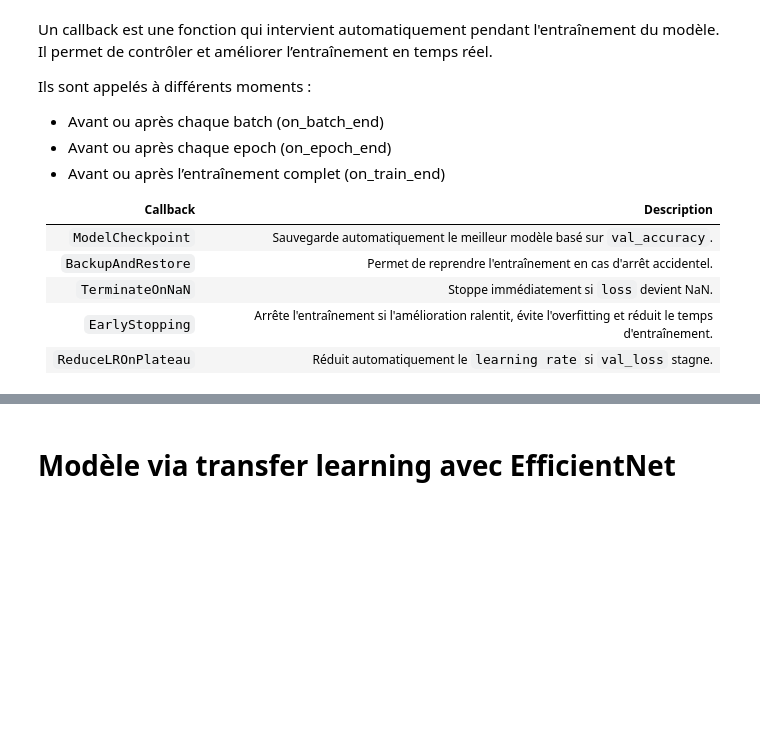
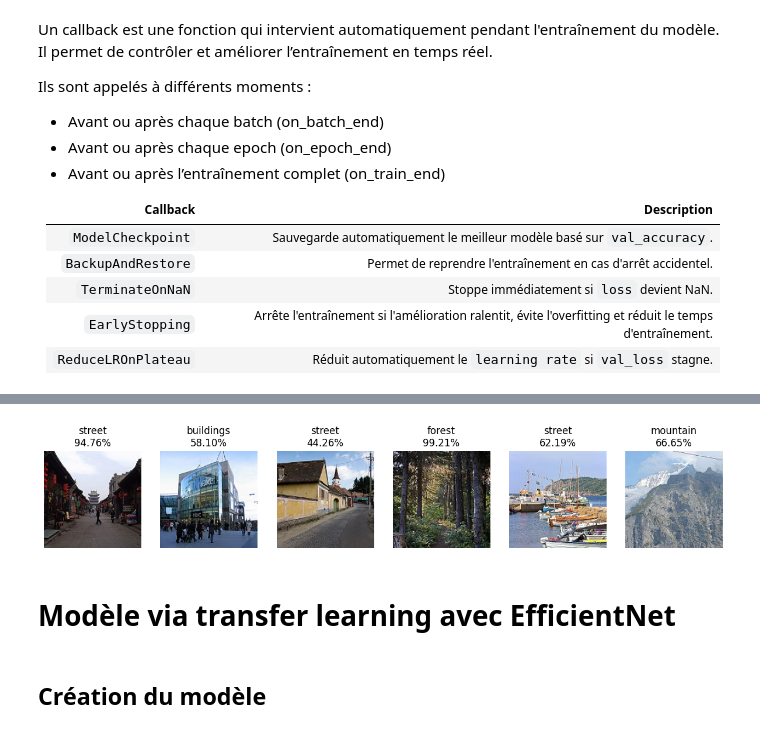
Before and after one commit to erwan44gaut/Image-AI-E5, a Jupyter notebook: Intel/intel.ipynb, the cells around one changed output, grey strips where cells are left out. Cells and saved outputs as stored; diff of their text form; code cells hidden in the pictures; blank space fills up the shorter version.

```diff
--- a/Intel/intel.ipynb
+++ b/Intel/intel.ipynb
@@ -315,4 +344,6 @@ Test Loss: 0.4884
 # %%
+class_names = ["buildings", "forest", "glacier", "mountain", "sea", "street"]
+
 def get_random_image_path(folder_path):
     try:
         files = os.listdir(folder_path)
@@ -341,7 +372,6 @@ def get_image_prediction(image, model):
         predictions = model.predict(img_array)
         predicted_class = tf.argmax(predictions, axis=1).numpy()[0]
 
-        class_names = ["buildings", "forest", "glacier", "mountain", "sea", "street"]
         predicted_label = class_names[predicted_class]
 
         print(f"🏆 Representation : {predicted_label} with {100 * tf.reduce_max(predictions):.2f}% confidence")
@@ -350,3 +380,33 @@ def get_image_prediction(image, model):
     except Exception as e:
         print(f"An error occurred while getting image prediction: {e}")
         return None
+
+def get_batch_image_prediction(predict_folder, model, num_images=6):
+    try:
+        image_paths = random.sample(os.listdir(predict_folder), num_images)
+        images = [os.path.join(predict_folder, img) for img in image_paths]
+
+        img_arrays = []
+        for img_path in images:
+            img = keras.utils.load_img(img_path, target_size=(150, 150))
+            img_array = keras.utils.img_to_array(img)
+            img_arrays.append(img_array)
+
+
+        img_batch = tf.convert_to_tensor(img_arrays)
+        predictions = model.predict(img_batch)
+        predicted_classes = tf.argmax(predictions, axis=1).numpy()
+        confidence_scores = tf.reduce_max(predictions, axis=1).numpy()
+
+
+        fig, axes = plt.subplots(1, num_images, figsize=(15, 5))
+        for i, ax in enumerate(axes):
+            img = keras.utils.load_img(images[i], target_size=(150, 150))
+            ax.imshow(img)
+            ax.axis("off")
+            ax.set_title(f"{class_names[predicted_classes[i]]}\n{confidence_scores[i] * 100:.2f}%")
+
+        plt.show()
+
+    except Exception as e:
+        print(f"An error occurred while predicting batch images: {e}")
@@ -361,0 +413,3 @@ get_image_prediction(img, model)
+# %%
+get_batch_image_prediction(predict_path + "/seg_pred", best_from_scratch_cnn_model)
+# %% [output]
@@ -362,3 +417,6 @@ get_image_prediction(img, model)
+[figure, added]
 # %% [markdown]
 # Modèle via transfer learning avec EfficientNet
+# %% [markdown]
+## Création du modèle
 # %%
```
Also changed, not shown: parts of 31 cells of this notebook.
